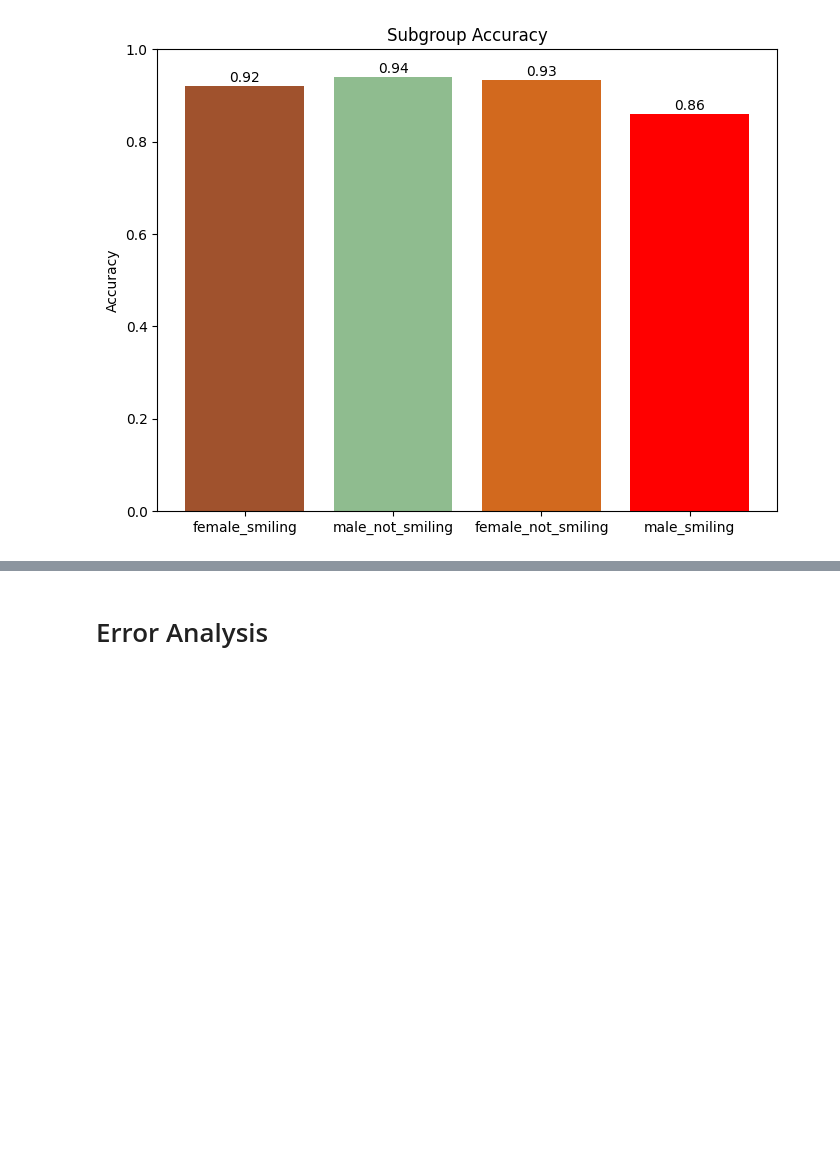
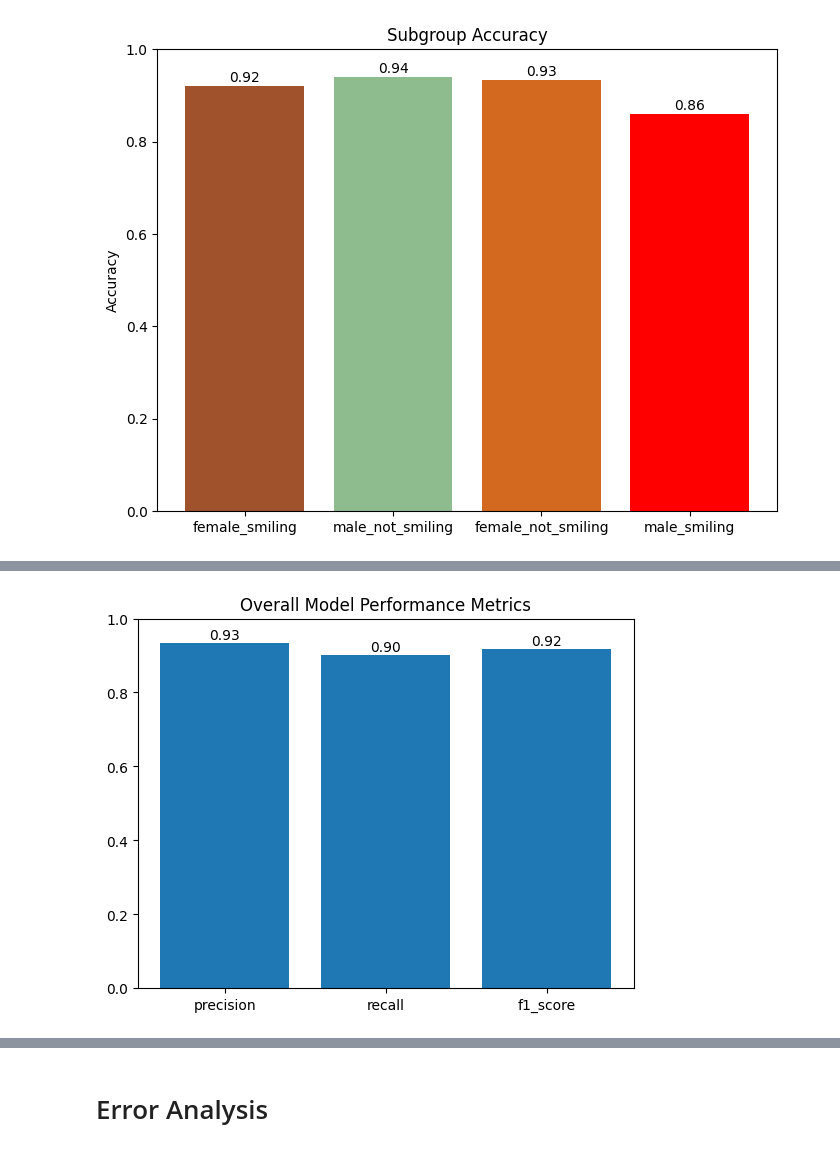
Before and after one commit to meniquejojo/Image-Classification-and-bias-model, a Jupyter notebook: Notebooks/bias_model.ipynb, the cells around one changed output, grey strips where cells are left out. Saved outputs shown, nothing was run; the diff lists cells and outputs as text; code cells hidden in the pictures; blank space fills up the shorter version.

Commit message:
Add subgroup precision, recall, F1 metrics and bias analysis

```diff
--- a/Notebooks/bias_model.ipynb
+++ b/Notebooks/bias_model.ipynb
@@ -356,0 +437,2 @@ Interpretation:
+# %%
+overall_metrics, subgroup_metrics = compute_metrics(model, fairness_batches)
@@ -356,0 +459,12 @@ Interpretation:
+# %%
+categories = list(overall_metrics.keys())
+values = list(overall_metrics.values())
+plt.bar(categories, values)
+plt.title("Overall Model Performance Metrics")
+plt.ylim(0, 1)
+for i, v in enumerate(values):
+        plt.text(i, v + 0.01, f"{v:.2f}", ha='center', fontsize=10)
+
+plt.show()
+# %% [output]
+[figure, added]
```
Also changed, not shown: parts of 6 cells of this notebook.
